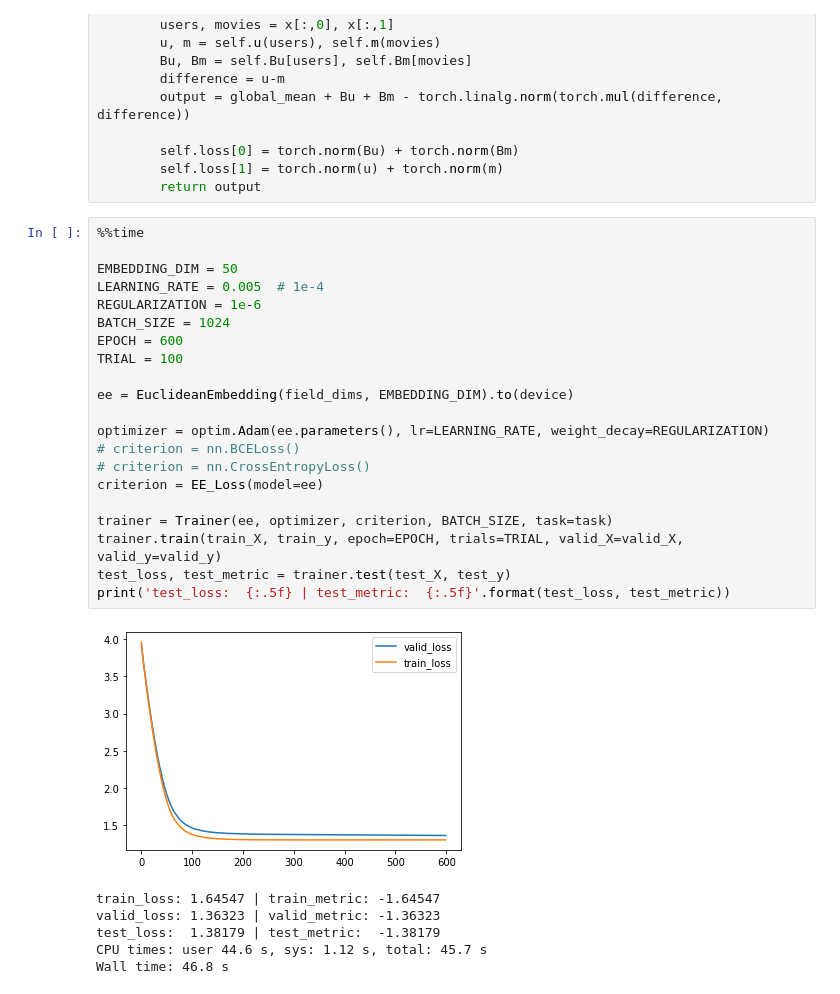
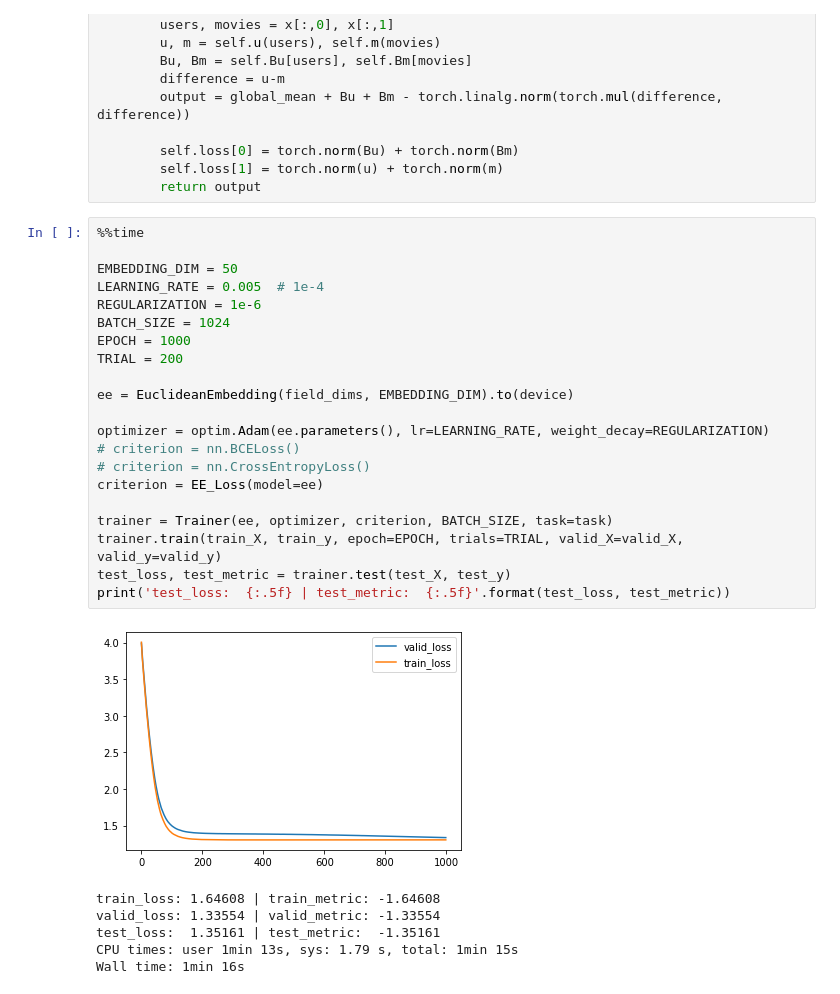
Before and after one commit to claude9493/CFPE, a Jupyter notebook: notebook/EE.ipynb, the cells around one changed output. Saved outputs shown, nothing was run; the diff lists cells and outputs as text.

```diff
--- a/notebook/EE.ipynb
+++ b/notebook/EE.ipynb
@@ -76,28 +76,28 @@ class EuclideanEmbedding(nn.Module):
 # %%
 %%time
 
 EMBEDDING_DIM = 50
 LEARNING_RATE = 0.005  # 1e-4
 REGULARIZATION = 1e-6
 BATCH_SIZE = 1024
-EPOCH = 600
-TRIAL = 100
+EPOCH = 1000
+TRIAL = 200
 
 ee = EuclideanEmbedding(field_dims, EMBEDDING_DIM).to(device)
 
 optimizer = optim.Adam(ee.parameters(), lr=LEARNING_RATE, weight_decay=REGULARIZATION)
 # criterion = nn.BCELoss()
 # criterion = nn.CrossEntropyLoss()
 criterion = EE_Loss(model=ee)
 
 trainer = Trainer(ee, optimizer, criterion, BATCH_SIZE, task=task)
 trainer.train(train_X, train_y, epoch=EPOCH, trials=TRIAL, valid_X=valid_X, valid_y=valid_y)
 test_loss, test_metric = trainer.test(test_X, test_y)
 print('test_loss:  {:.5f} | test_metric:  {:.5f}'.format(test_loss, test_metric))
 # %% [output]
-[figure, old version]
+[figure, new version]
-train_loss: 1.64547 | train_metric: -1.64547
-valid_loss: 1.36323 | valid_metric: -1.36323
-test_loss:  1.38179 | test_metric:  -1.38179
-CPU times: user 44.6 s, sys: 1.12 s, total: 45.7 s
-Wall time: 46.8 s
+train_loss: 1.64608 | train_metric: -1.64608
+valid_loss: 1.33554 | valid_metric: -1.33554
+test_loss:  1.35161 | test_metric:  -1.35161
+CPU times: user 1min 13s, sys: 1.79 s, total: 1min 15s
+Wall time: 1min 16s
```
Also changed, not shown: parts of 5 cells of this notebook.
